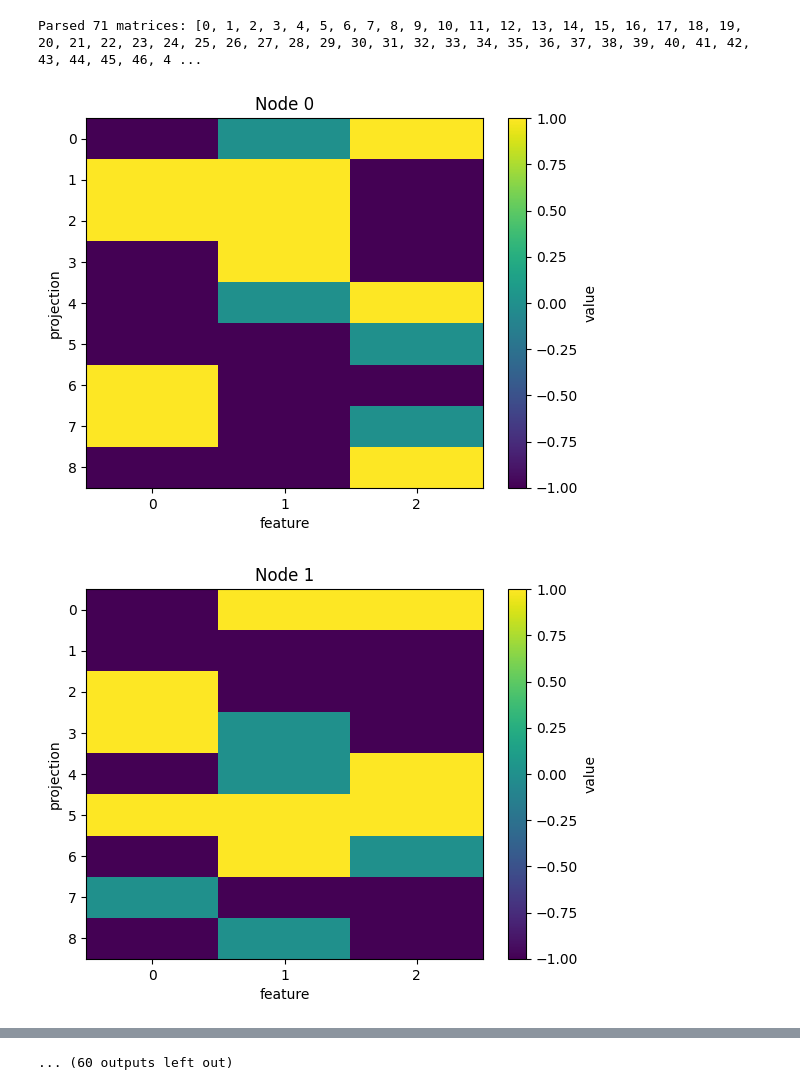
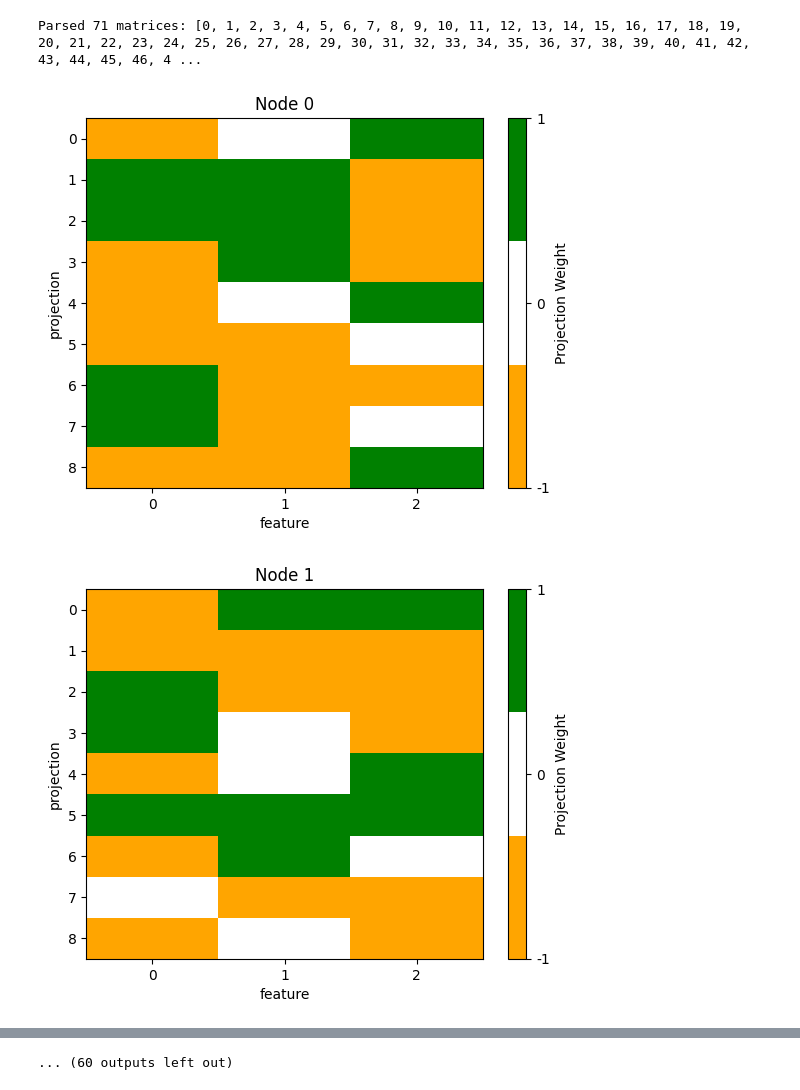
Before and after one commit to ariellubonja/ydf-scaling-experiments, a Jupyter notebook: src/parse_ydf_projection_matrices.ipynb, the cells around one changed output, grey strips where cells are left out. Drawn from its saved outputs; the diff is of its cells as text; code cells hidden in the pictures.

Commit message:
Match treeple colormap

```diff
--- a/src/parse_ydf_projection_matrices.ipynb
+++ b/src/parse_ydf_projection_matrices.ipynb
@@ -29,40 +29,56 @@ def parse_matrices(text: str):
     """
     matrices = {}
     pattern = re.compile(r"Node (\d+).*?(?=Node \d+|$)", re.S)
     for block in pattern.finditer(text):
         node_id = int(block.group(1))
         rows = []
         for line in block.group(0).splitlines():
             line = line.strip()
             if line.startswith("proj"):
                 # tokens: proj, idx, col0, col1, col2
                 tokens = line.split()
                 rows.append(list(map(int, tokens[2:5])))
         if len(rows) == 9:
             matrices[node_id] = np.asarray(rows, dtype=int)
     return matrices
 
 matrices = parse_matrices(text)
 
 print(f"Parsed {len(matrices)} matrices:", list(matrices.keys()))
 
 # ------------------------------------------------------------------
 # 3.  Plot each 9×3 matrix as its own heat‑map figure
 # ------------------------------------------------------------------
+from matplotlib.colors import ListedColormap
+
+# Define the same custom colormap
+cmap = ListedColormap(["orange", "white", "green"])
+
+# ------------------------------------------------------------------
+# 3.  Plot each 9×3 matrix as its own heat‑map figure
+# ------------------------------------------------------------------
 for node, mat in matrices.items():
-    plt.figure()
-    plt.imshow(mat, aspect="auto")
-    plt.title(f"Node {node}")
-    plt.colorbar(label="value")
-    plt.xlabel("feature")
-    plt.ylabel("projection")
-    plt.xticks(range(mat.shape[1]))
-    plt.yticks(range(mat.shape[0]))
+    fig, ax = plt.subplots()
+
+    # Plot the matrix with specified colormap and value range
+    im = ax.imshow(mat, aspect="auto", cmap=cmap, interpolation="none", vmin=-1, vmax=1)
+
+    ax.set_title(f"Node {node}")
+    ax.set_xlabel("feature")
+    ax.set_ylabel("projection")
+    ax.set_xticks(range(mat.shape[1]))
+    ax.set_yticks(range(mat.shape[0]))
+
+    # Create colorbar using the Axes object
+    cbar = fig.colorbar(im, ax=ax, ticks=[-1, 0, 1])
+    cbar.set_label("Projection Weight")
+    cbar.ax.set_yticklabels(["-1", "0", "1"])
+
 plt.show()
 
 # matrices is now a dict you can use later:
 # e.g.  matrices[0]  -> numpy array for Node 0
 # %% [output]
 Parsed 71 matrices: [0, 1, 2, 3, 4, 5, 6, 7, 8, 9, 10, 11, 12, 13, 14, 15, 16, 17, 18, 19, 20, 21, 22, 23, 24, 25, 26, 27, 28, 29, 30, 31, 32, 33, 34, 35, 36, 37, 38, 39, 40, 41, 42, 43, 44, 45, 46, 4 ...
-[figure, old version]
+[figure, new version]
-[figure, old version]
+[figure, new version]
```
Also changed, not shown: parts of 1 cell of this notebook.
